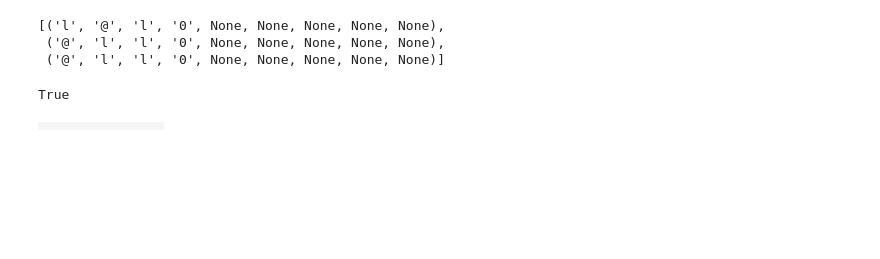
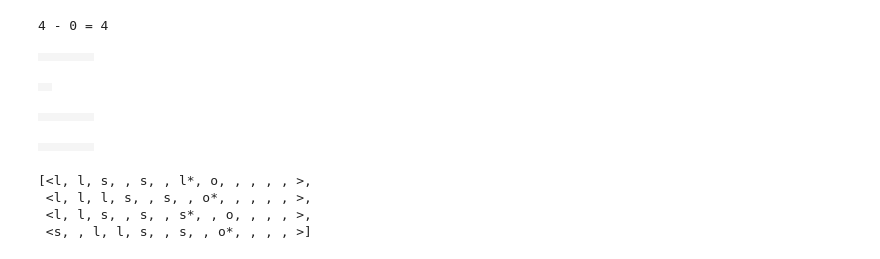
Before and after one commit to Larhard/transformator, a Jupyter notebook: transformator/main.ipynb, the cells around one changed output. Drawn from its saved outputs; the diff is of its cells as text; code cells hidden in the pictures; blank space fills up the shorter version.

```diff
--- a/transformator/main.ipynb
+++ b/transformator/main.ipynb
@@ -23,0 +11,4 @@ gnb.sideBySide(*[t._repr_svg_() for t in trees])
+# %%
+ns = list(range(N-4, N+1))
+# %%
+classes = [list(LambdaTree.generate(k)) for k in ns]
@@ -23,0 +53,2 @@ gnb.sideBySide(*[t._repr_svg_() for t in trees])
+# %%
+r_classes = [[[], []] for _ in range(5)]
@@ -24,6 +154,36 @@ gnb.sideBySide(*[t._repr_svg_() for t in trees])
+# %%
+# n-4:
+# l^2*s^2*n*B(n)
+
+i = 0
+r_classes[i] = [[], []]
+
+r_classes[i][0] += sum(
+    [
+        list(
+            t.visit_subtrees(
+                lambda kind, left, right:
+                    None if kind[0] is None
+                    else ["l", "l", "s", None, "s", None, kind + ("*", )] + left + right + [None, None]
+            )
+        )
+        for t
+        in classes[i]
+    ],
+    []
+)
+
+p = len(r_classes[i][0])
+q = len(r_classes[i][1])
+print(f"{p} - {q} = {p - q}")
+
+gnb.sideBySide(*[t._repr_svg_() for t in r_classes[i][0][:5]])
+gnb.sideBySide(*[t._repr_svg_() for t in r_classes[i][1][:5]])
+# %% [output]
+4 - 0 = 4
+|  |  |  |  |
+|  |
 # %%
-[tuple(t) for t in trees]
+gnb.sideBySide(*[t._repr_svg_() for t in r_classes[0][0]])
 # %% [output]
-[('l', '@', 'l', '0', None, None, None, None, None),
- ('@', 'l', 'l', '0', None, None, None, None, None),
- ('@', 'l', 'l', '0', None, None, None, None, None)]
+|  |  |  |  |
@@ -32,4 +189,0 @@ tree = LambdaTree(("@", "l", "o", None, None, None, "s", None, "o", None, None))
-# %%
-tree.validate()
-# %% [output]
-True
@@ -38,4 +190,11 @@ trees = list(LambdaTree.generate(4))
 # %%
-gnb.sideBySide(*[t._repr_svg_() for t in trees])
+gnb.sideBySide(*[t._repr_svg_() for t in r_classes[4][0][:5]])
 # %% [output]
-|  |  |  |  |  |  |  |  |  |
+|  |  |  |  |
+# %%
+r_classes[0][0]
+# %% [output]
+[<l, l, s, , s, , l*, o, , , , , >,
+ <l, l, l, s, , s, , o*, , , , , >,
+ <l, l, s, , s, , s*, , o, , , , >,
+ <s, , l, l, s, , s, , o*, , , , >]
```
Also changed, not shown: parts of 15 cells of this notebook, 2 other files.
